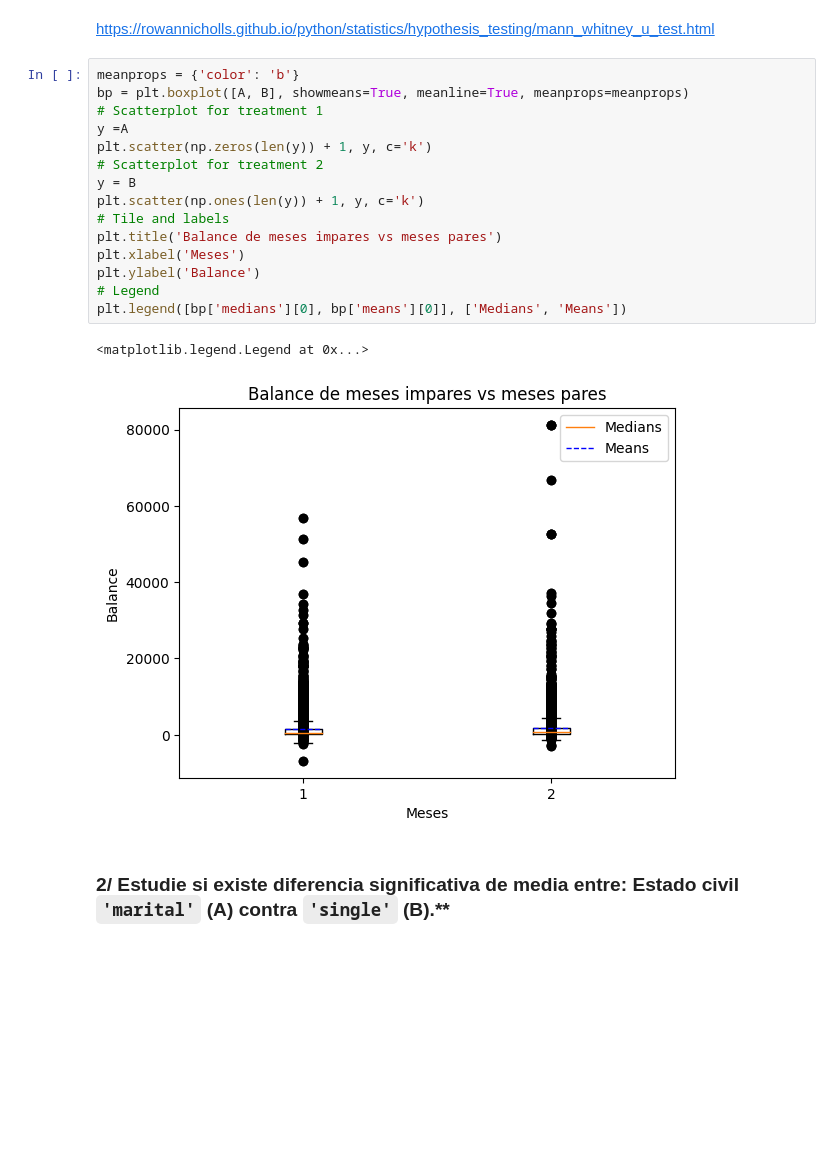
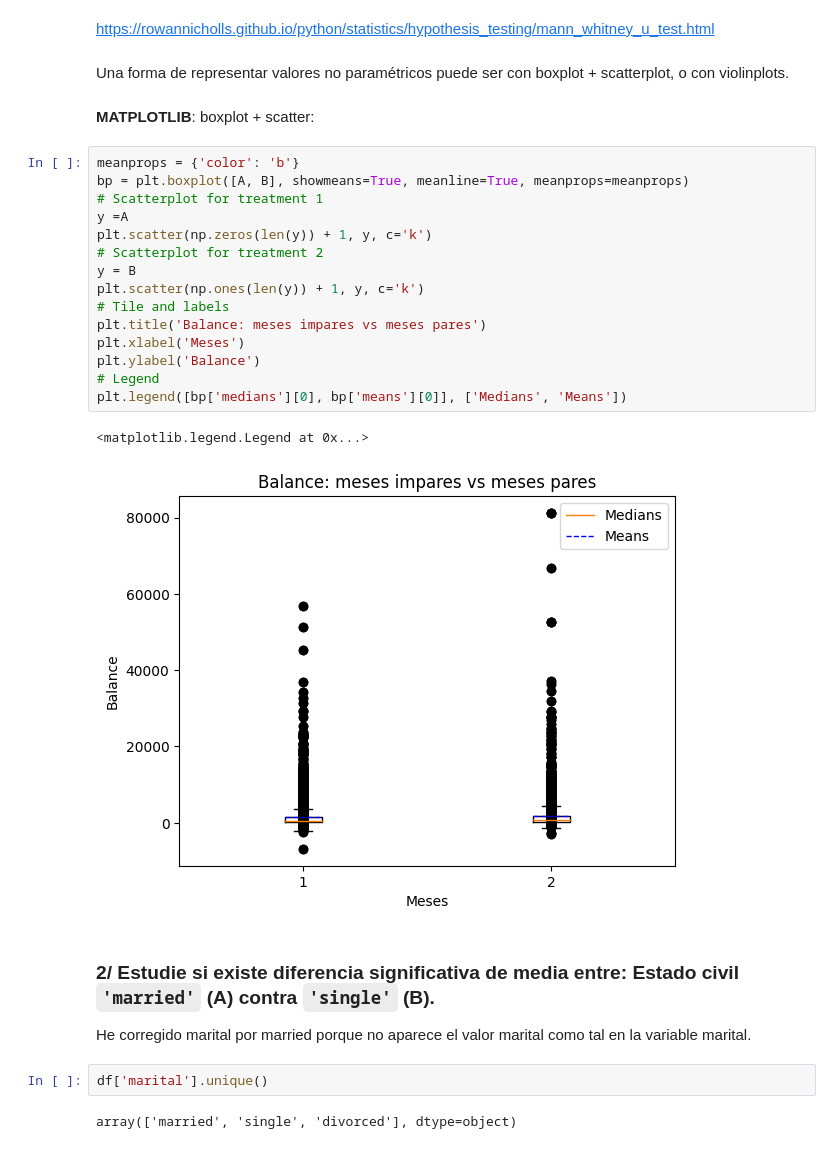
Before and after one commit to bravovielisa/Contraste_de_hipotesis, a Jupyter notebook: Contraste de hipótesis - AB testing (Ejercicios).ipynb, the cells around one changed output. Saved outputs shown, nothing was run; the diff lists cells and outputs as text; blank space fills up the shorter version.

```diff
--- a/Contraste de hipótesis - AB testing (Ejercicios).ipynb
+++ b/Contraste de hipótesis - AB testing (Ejercicios).ipynb
@@ -197,23 +201,32 @@ En resumen, el resultado indica que los meses impares y los meses pares tienen d
 cuando realmente es falsa) ya que ignora valores extremos. En el caso de los t-test, al trabajar con medias, si los tienen en cuenta. Esto hace a su vez que el test de Mann–Whitney–Wilcoxon sea una prueba más robusta que los t-test. En concreto, la perdida de potencia es del 5%.*
 # %% [markdown]
 https://rowannicholls.github.io/python/statistics/hypothesis_testing/mann_whitney_u_test.html
+# %% [markdown]
+Una forma de representar valores no paramétricos puede ser con boxplot + scatterplot, o con violinplots.
+# %% [markdown]
+**MATPLOTLIB**: boxplot + scatter:
 # %%
 meanprops = {'color': 'b'}
 bp = plt.boxplot([A, B], showmeans=True, meanline=True, meanprops=meanprops)
 # Scatterplot for treatment 1
 y =A
 plt.scatter(np.zeros(len(y)) + 1, y, c='k')
 # Scatterplot for treatment 2
 y = B
 plt.scatter(np.ones(len(y)) + 1, y, c='k')
 # Tile and labels
-plt.title('Balance de meses impares vs meses pares')
+plt.title('Balance: meses impares vs meses pares')
 plt.xlabel('Meses')
 plt.ylabel('Balance')
 # Legend
 plt.legend([bp['medians'][0], bp['means'][0]], ['Medians', 'Means'])
 # %% [output]
 <matplotlib.legend.Legend at 0x...>
-[figure, old version]
+[figure, new version]
 # %% [markdown]
-### 2/ Estudie si existe diferencia significativa de media entre: Estado civil `'marital'` (A) contra `'single'` (B).**
+### 2/ Estudie si existe diferencia significativa de media entre: Estado civil `'married'` (A) contra `'single'` (B).
+He corregido marital por married porque no aparece el valor marital como tal en la variable marital.
+# %%
+df['marital'].unique()
+# %% [output]
+array(['married', 'single', 'divorced'], dtype=object)
```
Also changed, not shown: parts of 11 cells of this notebook.
